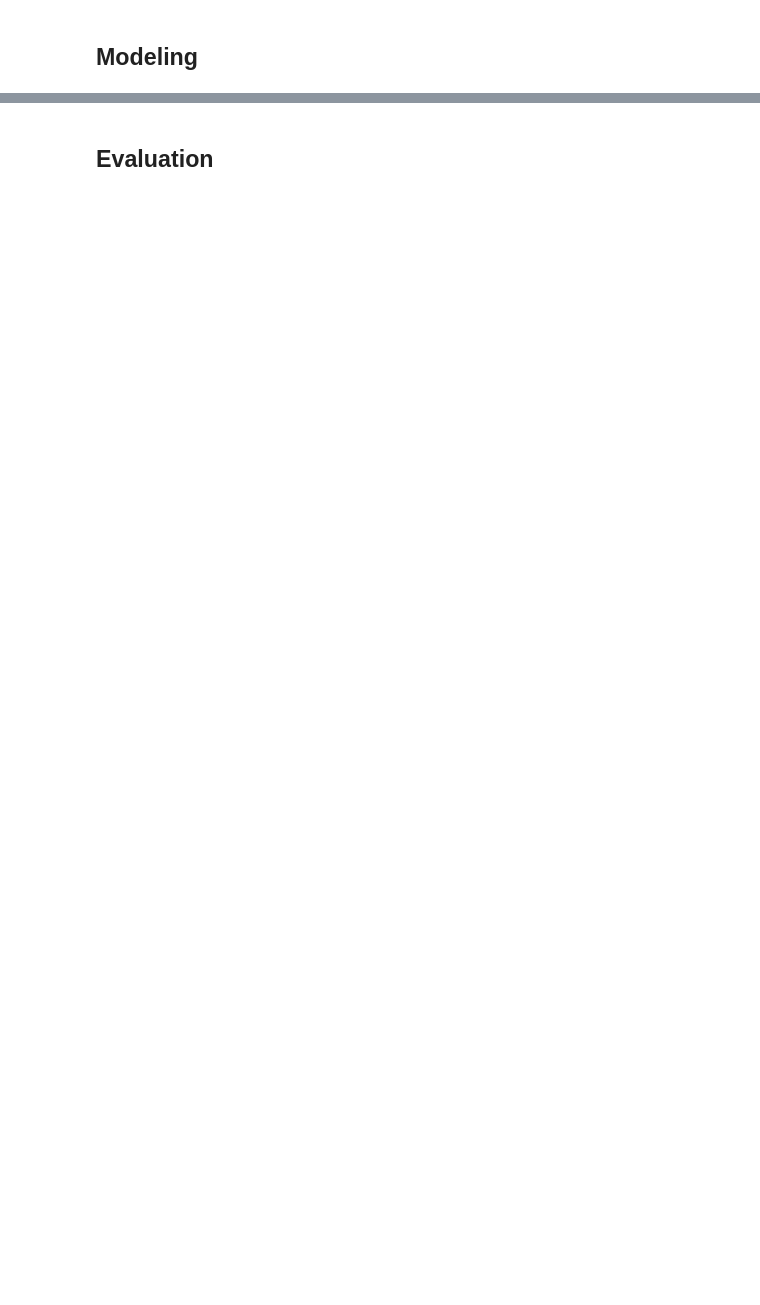
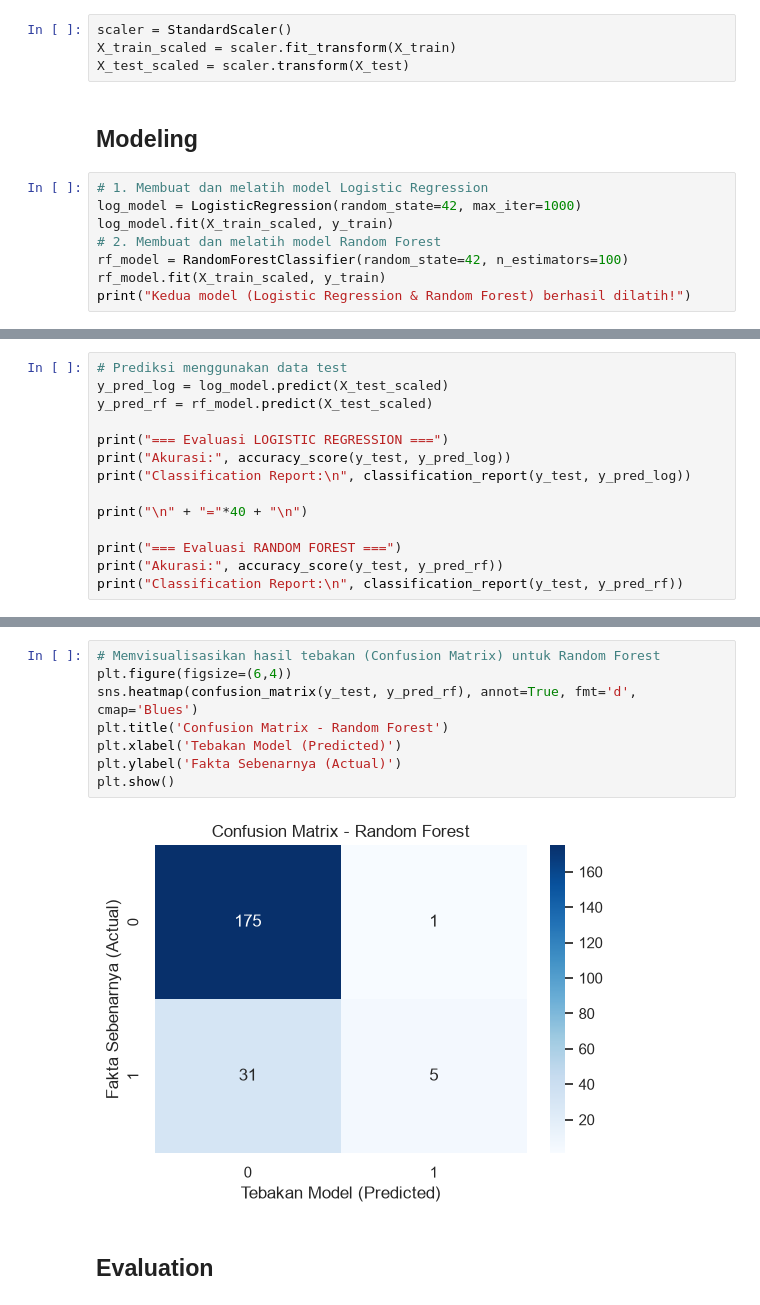
Before and after one commit to dzikri007/Summer-Project-Data-Science, a Jupyter notebook: Submission Pertama Menyelesaikan Permasalahan Human Resources/notebook.ipynb, the cells around one changed output, grey strips where cells are left out. Saved outputs shown, nothing was run; the diff lists cells and outputs as text; blank space fills up the shorter version.

```diff
--- a/Submission Pertama Menyelesaikan Permasalahan Human Resources/notebook.ipynb
+++ b/Submission Pertama Menyelesaikan Permasalahan Human Resources/notebook.ipynb
@@ -293,2 +297,14 @@ IntCastingNaNError: Cannot convert non-finite values (NA or inf) to integer.Repl
+# %%
+scaler = StandardScaler()
+X_train_scaled = scaler.fit_transform(X_train)
+X_test_scaled = scaler.transform(X_test)
 # %% [markdown]
 ## Modeling
+# %%
+# 1. Membuat dan melatih model Logistic Regression
+log_model = LogisticRegression(random_state=42, max_iter=1000)
+log_model.fit(X_train_scaled, y_train)
+# 2. Membuat dan melatih model Random Forest
+rf_model = RandomForestClassifier(random_state=42, n_estimators=100)
+rf_model.fit(X_train_scaled, y_train)
+print("Kedua model (Logistic Regression & Random Forest) berhasil dilatih!")
@@ -294,0 +313,14 @@ IntCastingNaNError: Cannot convert non-finite values (NA or inf) to integer.Repl
+# %%
+# Prediksi menggunakan data test
+y_pred_log = log_model.predict(X_test_scaled)
+y_pred_rf = rf_model.predict(X_test_scaled)
+
+print("=== Evaluasi LOGISTIC REGRESSION ===")
+print("Akurasi:", accuracy_score(y_test, y_pred_log))
+print("Classification Report:\n", classification_report(y_test, y_pred_log))
+
+print("\n" + "="*40 + "\n")
+
+print("=== Evaluasi RANDOM FOREST ===")
+print("Akurasi:", accuracy_score(y_test, y_pred_rf))
+print("Classification Report:\n", classification_report(y_test, y_pred_rf))
@@ -295,2 +345,12 @@ IntCastingNaNError: Cannot convert non-finite values (NA or inf) to integer.Repl
+# %%
+# Memvisualisasikan hasil tebakan (Confusion Matrix) untuk Random Forest
+plt.figure(figsize=(6,4))
+sns.heatmap(confusion_matrix(y_test, y_pred_rf), annot=True, fmt='d', cmap='Blues')
+plt.title('Confusion Matrix - Random Forest')
+plt.xlabel('Tebakan Model (Predicted)')
+plt.ylabel('Fakta Sebenarnya (Actual)')
+plt.show()
+# %% [output]
+[figure, added]
 # %% [markdown]
 ## Evaluation
```
Also changed, not shown: parts of 6 cells of this notebook.
